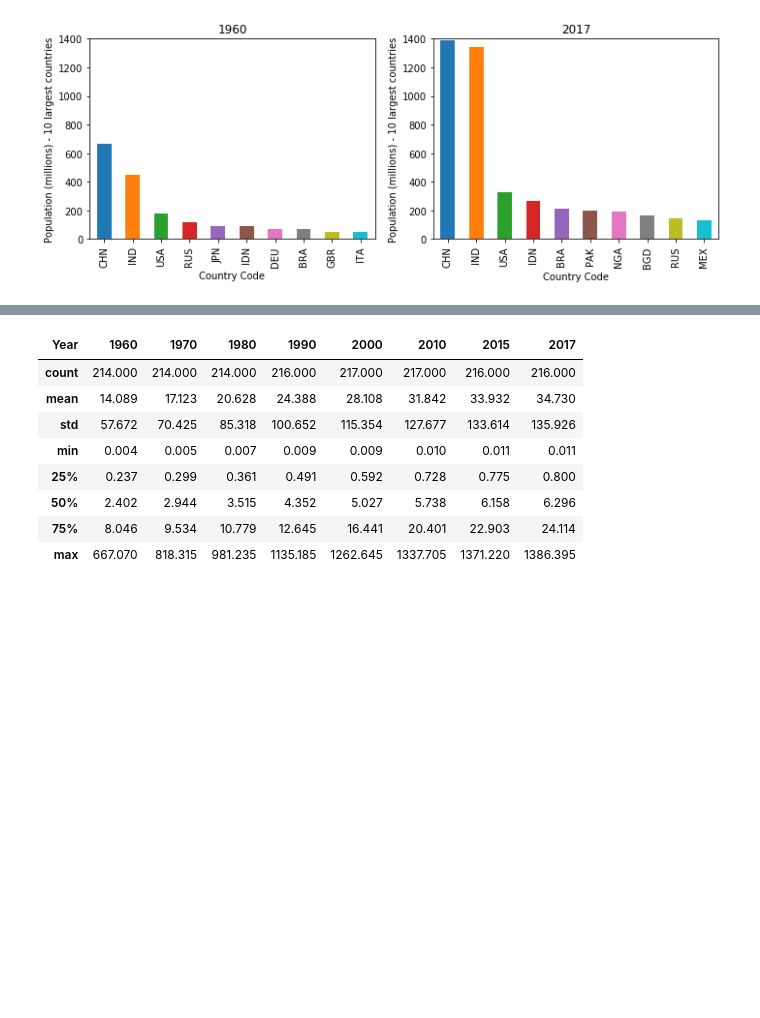
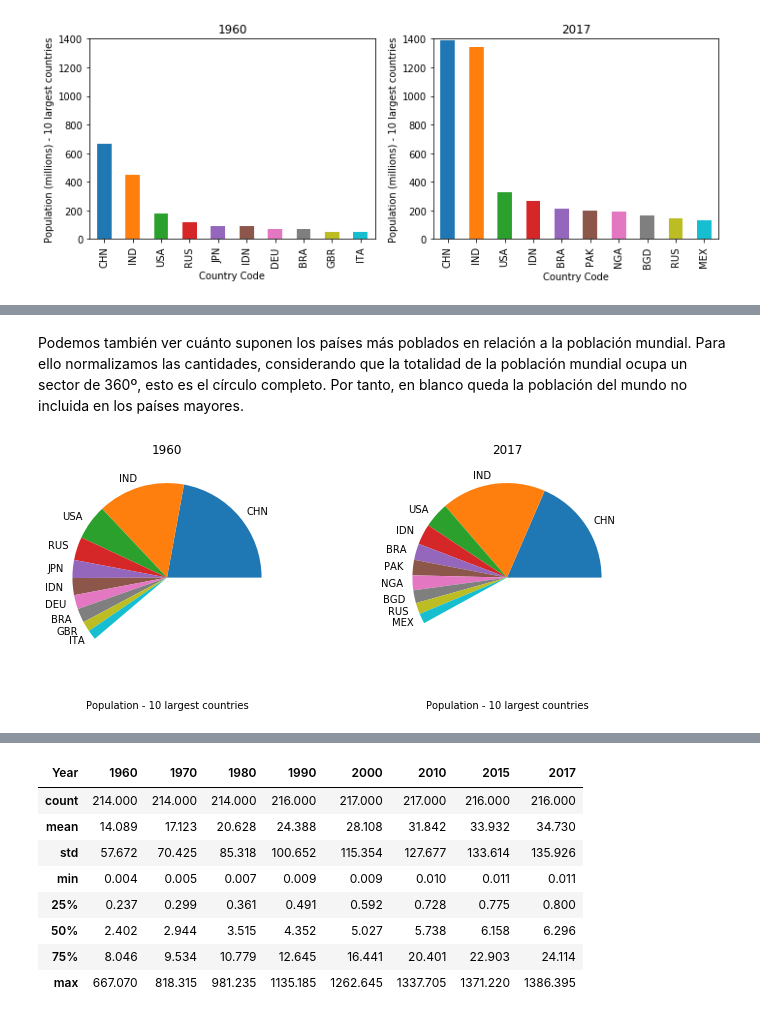
Before and after one commit to jruizalz/EPE-ULPGC, a Jupyter notebook: Bloque_1/1.AnalisisExploratorioDatos.ipynb, the cells around one changed output, grey strips where cells are left out. Saved outputs shown, nothing was run; the diff lists cells and outputs as text; code cells hidden in the pictures; blank space fills up the shorter version.

```diff
--- a/Bloque_1/1.AnalisisExploratorioDatos.ipynb
+++ b/Bloque_1/1.AnalisisExploratorioDatos.ipynb
@@ -354,0 +375,19 @@ plt.tight_layout()
+# %% [markdown]
+Podemos también ver cuánto suponen los países más poblados en relación a la población mundial. Para ello normalizamos las cantidades, considerando que la totalidad de la población mundial ocupa un sector de 360º, esto es el círculo completo. Por tanto, en blanco queda la población del mundo no incluida en los países mayores.
+# %%
+# Pieplot
+plt.figure(figsize=(10,4))
+plt.subplot(121)
+ax = (popul_countries.loc[large_countries_df['1960'],'1960']/
+                   large_country_contrib.loc['WLD Total','1960']).plot.pie()
+plt.title('1960'), plt.xlabel('Population - 10 largest countries'), plt.ylabel('')
+ax.set_aspect('equal')
+
+plt.subplot(122)
+ax = (popul_countries.loc[large_countries_df['2017'],'2017']/
+                   large_country_contrib.loc['WLD Total','2017']).plot.pie()
+plt.title('2017'), plt.xlabel('Population - 10 largest countries'), plt.ylabel('');
+ax.set_aspect('equal')
+plt.tight_layout()
+# %% [output]
+[figure, added]
```
Also changed, not shown: parts of 22 cells of this notebook, 2 other files.
